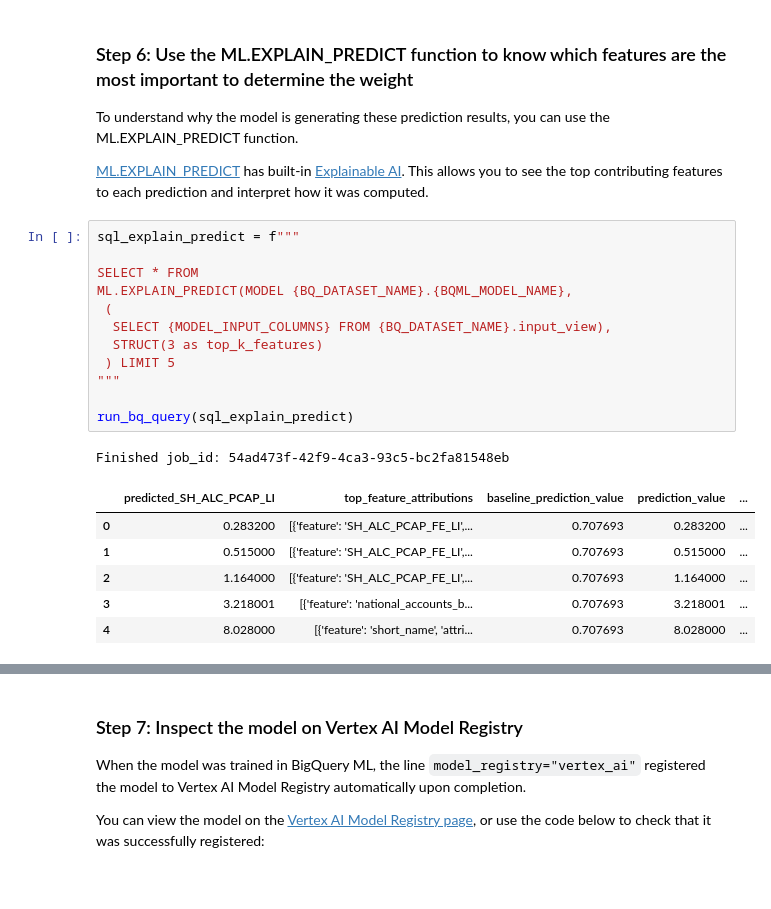
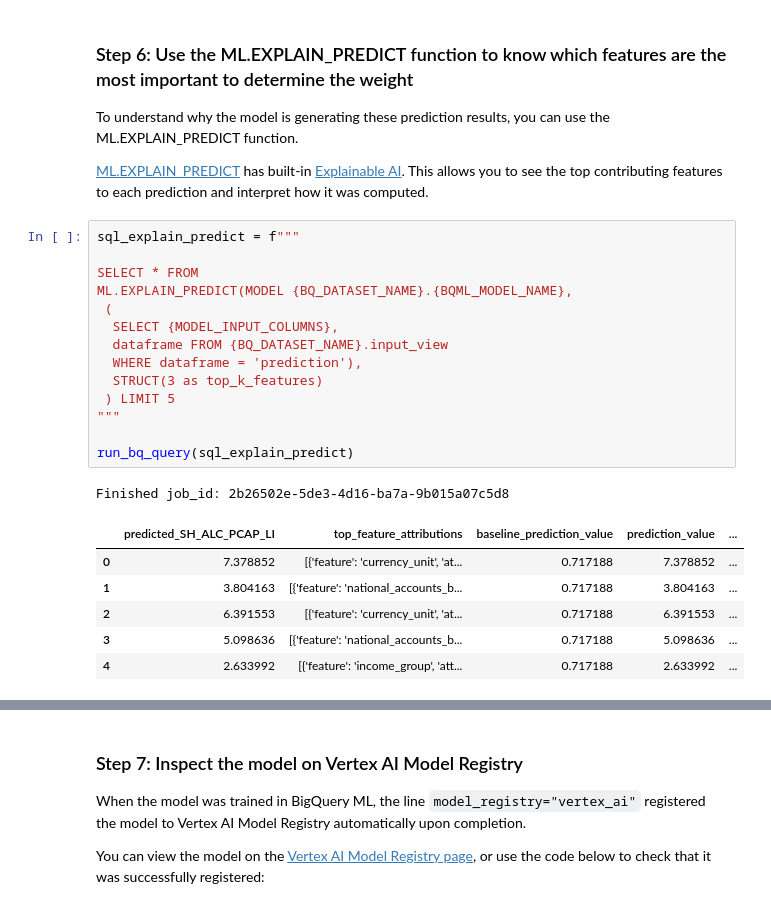
Before and after one commit to paulycloud/ml_portfolio, a Jupyter notebook: 02_BigQuery_ML/02_linear_regression/WordBank_Health_alcohol_consumption_prediction/index.ipynb, the cells around one changed output, grey strips where cells are left out. Cells and saved outputs as stored; diff of their text form.

```diff
--- a/02_BigQuery_ML/02_linear_regression/WordBank_Health_alcohol_consumption_prediction/index.ipynb
+++ b/02_BigQuery_ML/02_linear_regression/WordBank_Health_alcohol_consumption_prediction/index.ipynb
@@ -708,23 +745,25 @@ To understand why the model is generating these prediction results, you can use
 # %%
 sql_explain_predict = f"""
 
 SELECT * FROM
 ML.EXPLAIN_PREDICT(MODEL {BQ_DATASET_NAME}.{BQML_MODEL_NAME},
  (
-  SELECT {MODEL_INPUT_COLUMNS} FROM {BQ_DATASET_NAME}.input_view),
+  SELECT {MODEL_INPUT_COLUMNS},
+  dataframe FROM {BQ_DATASET_NAME}.input_view
+  WHERE dataframe = 'prediction'),
   STRUCT(3 as top_k_features)
  ) LIMIT 5
 """
 
 run_bq_query(sql_explain_predict)
 # %% [output]
-Finished job_id: 54ad473f-42f9-4ca3-93c5-bc2fa81548eb
+Finished job_id: 2b26502e-5de3-4d16-ba7a-9b015a07c5d8
 |  | predicted_SH_ALC_PCAP_LI | top_feature_attributions | baseline_prediction_value | prediction_value | ... |
-| 0 | 0.283200 | [{'feature': 'SH_ALC_PCAP_FE_LI',... | 0.707693 | 0.283200 | ... |
-| 1 | 0.515000 | [{'feature': 'SH_ALC_PCAP_FE_LI',... | 0.707693 | 0.515000 | ... |
-| 2 | 1.164000 | [{'feature': 'SH_ALC_PCAP_FE_LI',... | 0.707693 | 1.164000 | ... |
-| 3 | 3.218001 | [{'feature': 'national_accounts_b... | 0.707693 | 3.218001 | ... |
-| 4 | 8.028000 | [{'feature': 'short_name', 'attri... | 0.707693 | 8.028000 | ... |
+| 0 | 7.378852 | [{'feature': 'currency_unit', 'at... | 0.717188 | 7.378852 | ... |
+| 1 | 3.804163 | [{'feature': 'national_accounts_b... | 0.717188 | 3.804163 | ... |
+| 2 | 6.391553 | [{'feature': 'currency_unit', 'at... | 0.717188 | 6.391553 | ... |
+| 3 | 5.098636 | [{'feature': 'national_accounts_b... | 0.717188 | 5.098636 | ... |
+| 4 | 2.633992 | [{'feature': 'income_group', 'att... | 0.717188 | 2.633992 | ... |
 # %% [markdown]
 
 #### **Commentary**:
```
Also changed, not shown: parts of 18 cells of this notebook, 1 other file.
